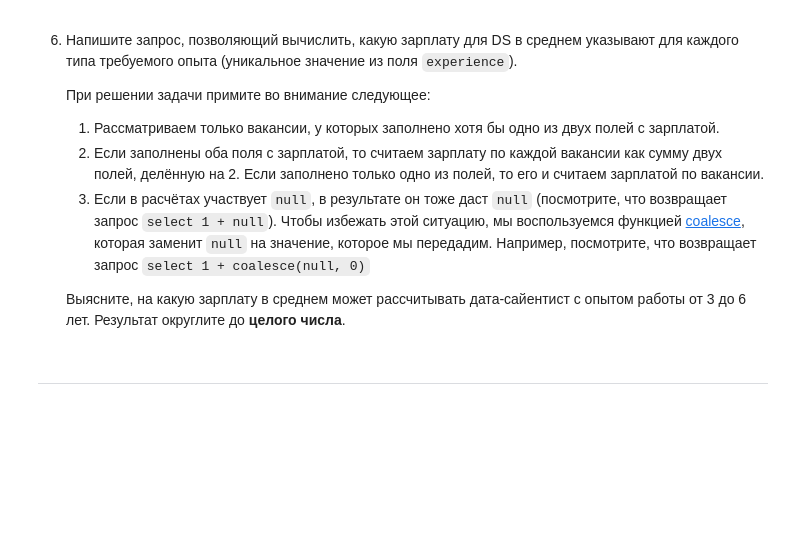
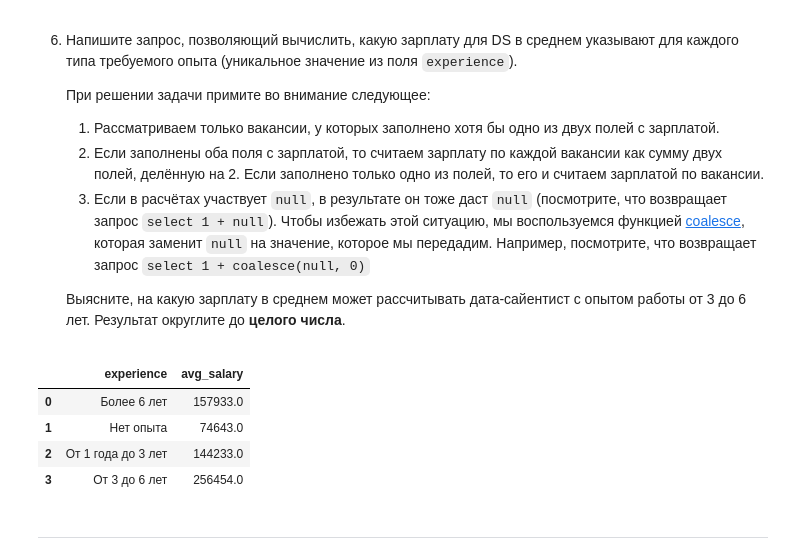
Before and after one commit to k0rsair/sql_skill_factory, a Jupyter notebook: Project_SQL_Ноутбук_шаблон.ipynb, the cells around one changed output. Drawn from its saved outputs; the diff is of its cells as text; code cells hidden in the pictures; blank space fills up the shorter version.

```diff
--- a/Project_SQL_Ноутбук_шаблон.ipynb
+++ b/Project_SQL_Ноутбук_шаблон.ipynb
@@ -523,8 +622,43 @@ get(query_5_7)
     Выясните, на какую зарплату в среднем может рассчитывать дата-сайентист с опытом работы от 3 до 6 лет. Результат округлите до **целого числа**.
 # %%
 # текст запроса
+query_6_5 = f'''SELECT
+                experience,
+                ROUND(
+                    AVG(
+                        (COALESCE(salary_from, 0) + COALESCE(salary_to, 0)) /
+                        NULLIF(
+                            (salary_from IS NOT NULL)::int +
+                            (salary_to IS NOT NULL)::int,
+                            0
+                        )
+                    )
+                ) AS avg_salary
+            FROM vacancies
+            WHERE
+                (
+                    name ILIKE '%data scientist%'
+                    OR name ILIKE '%data science%'
+                    OR name ILIKE '%исследователь данных%'
+                    OR (
+                        name ILIKE '%ml%'
+                        AND name NOT ILIKE '%html%'
+                    )
+                    OR name ILIKE '%machine learning%'
+                    OR name ILIKE '%машинн%обучен%'
+                )
+                AND (salary_from IS NOT NULL OR salary_to IS NOT NULL)
+            GROUP BY experience
+            ORDER BY experience'''
 # %%
 # результат запроса
+get(query_6_5)
+# %% [output]
+|  | experience | avg_salary |
+| 0 | Более 6 лет | 157933.0 |
+| 1 | Нет опыта | 74643.0 |
+| 2 | От 1 года до 3 лет | 144233.0 |
+| 3 | От 3 до 6 лет | 256454.0 |
 # %% [markdown]
 ***
 # %%
```
Also changed, not shown: parts of 10 cells of this notebook.
